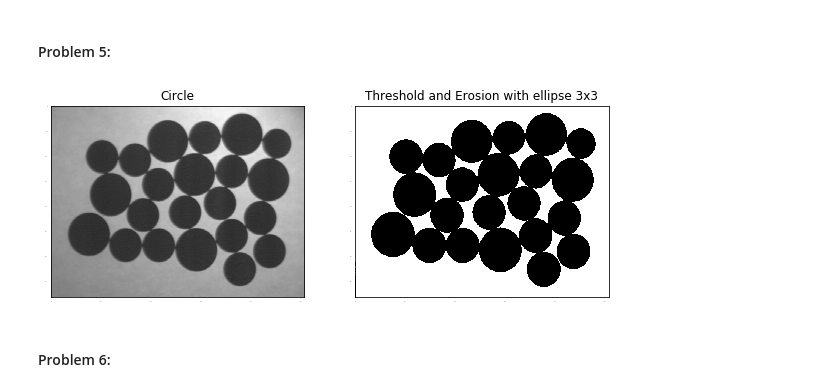
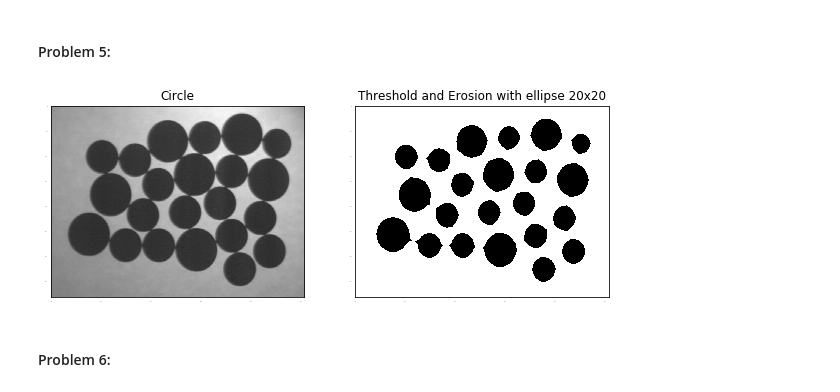
Before and after one commit to mohamedsaberibrahim/morphological-transformation-assignment, a Jupyter notebook: Morphological Transformations.ipynb, the cells around one changed output. Cells and saved outputs as stored; diff of their text form; code cells hidden in the pictures.

```diff
--- a/Morphological Transformations.ipynb
+++ b/Morphological Transformations.ipynb
@@ -13,8 +13,8 @@ matplotlib.rcParams['ytick.labelsize'] = 0
 # %%
 def plot_side_by_side(first, second, input_name, output_name):
     f, (ax1, ax2) = plt.subplots(1, 2, figsize=(10, 10))
-    ax1.imshow(first)
-    ax2.imshow(second)
+    ax1.imshow(cv.cvtColor(first, cv.COLOR_GRAY2RGB))
+    ax2.imshow(cv.cvtColor(second, cv.COLOR_GRAY2RGB))
     ax1.set_title(input_name)
     ax2.set_title(output_name)
     plt.show()
@@ -79,14 +79,15 @@ plot_side_by_side(square_circle_img, eroded_img_with_ellipse, 'Sqaure and circle
 # %% [markdown]
 #### Problem 5:
 # %%
-square_circle_img = cv.imread("image2_folder/Circle.png", 1)
+square_circle_img = cv.imread("image2_folder/Circle.png", 0)
 # %%
-ret, thresholded_square_circle_img = cv.threshold(square_circle_img, 120, 255, cv.THRESH_BINARY)
-kernel_ellipse_3x3 = cv.getStructuringElement(cv.MORPH_ELLIPSE, (3, 3))
-eroded_img_with_ellipse = cv.erode(thresholded_square_circle_img, kernel_ellipse_3x3, iterations = 1)
-plot_side_by_side(square_circle_img, eroded_img_with_ellipse, 'Circle', 'Threshold and Erosion with ellipse 3x3')
+inverted_img = 255 - square_circle_img
+ret, thresholded_square_circle_img = cv.threshold(inverted_img, 127, 255, cv.THRESH_BINARY)
+kernel_ellipse_20x20 = cv.getStructuringElement(cv.MORPH_ELLIPSE, (20, 20))
+eroded_img_with_ellipse = 255 - cv.erode(thresholded_square_circle_img, kernel_ellipse_20x20, iterations = 1)
+plot_side_by_side(square_circle_img, eroded_img_with_ellipse, 'Circle', 'Threshold and Erosion with ellipse 20x20')
 # %% [output]
-[figure, old version]
+[figure, new version]
 # %% [markdown]
 #### Problem 6:
 # %%
```
Also changed, not shown: parts of 10 cells of this notebook.
